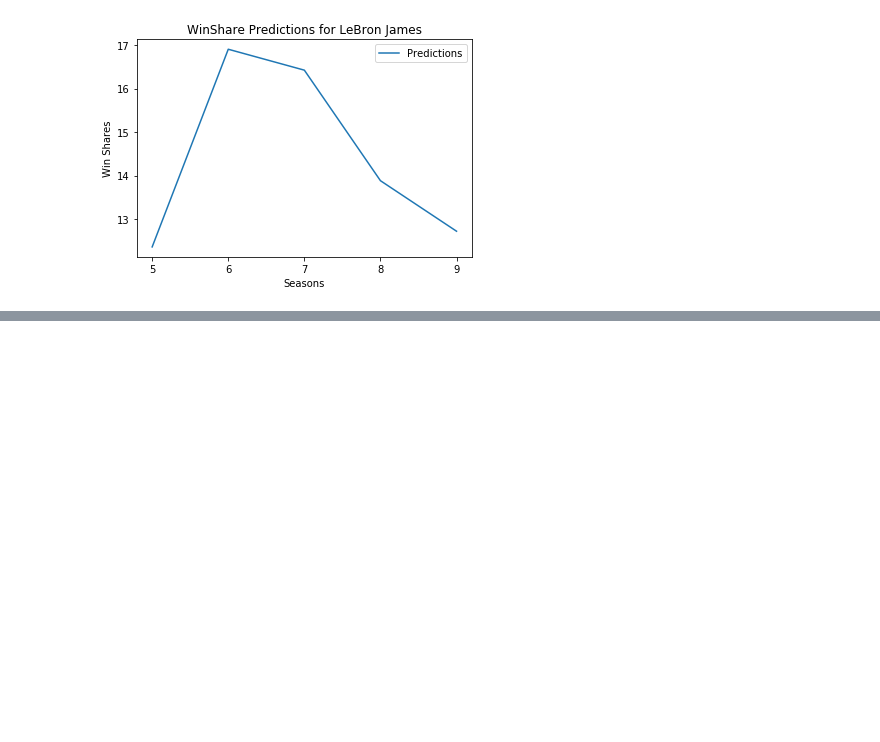
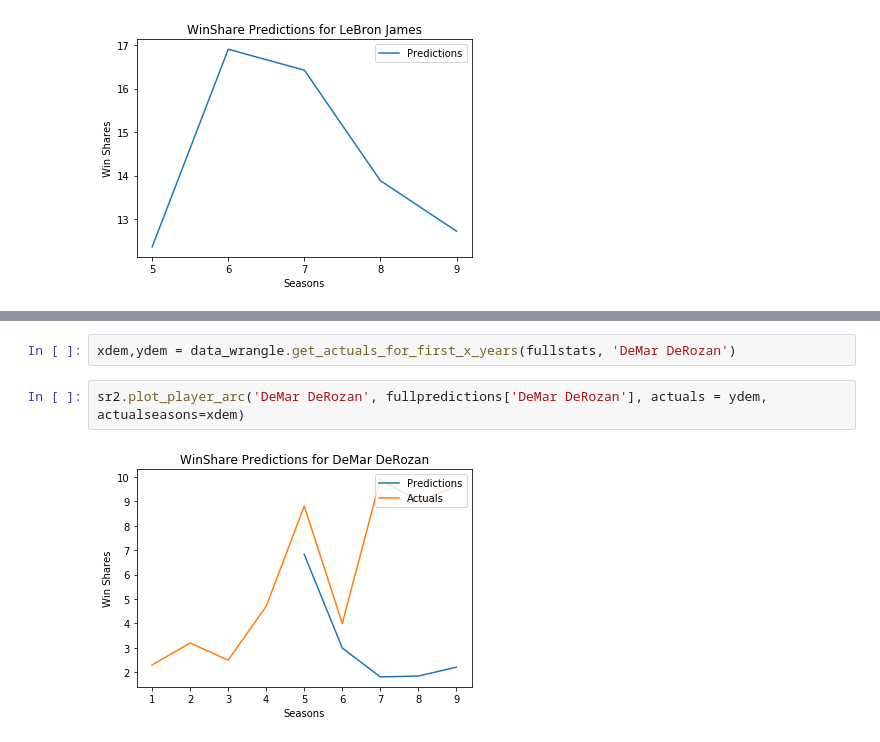
Before and after one commit to KirkAVoss/kv-capstone, a Jupyter notebook: NBAwinshare/2018.11.27 KV Work.ipynb, the cells around one changed output, grey strips where cells are left out. Cells and saved outputs as stored; diff of their text form; blank space fills up the shorter version.

```diff
--- a/NBAwinshare/2018.11.27 KV Work.ipynb
+++ b/NBAwinshare/2018.11.27 KV Work.ipynb
@@ -89,0 +112,6 @@ sr2.plot_player_arc('LeBron James', fullpredictions['LeBron James'])
+# %%
+xdem,ydem = data_wrangle.get_actuals_for_first_x_years(fullstats, 'DeMar DeRozan')
+# %%
+sr2.plot_player_arc('DeMar DeRozan', fullpredictions['DeMar DeRozan'], actuals = ydem, actualseasons=xdem)
+# %% [output]
+[figure, added]
```
Also changed, not shown: parts of 12 cells of this notebook, 2 other files.
